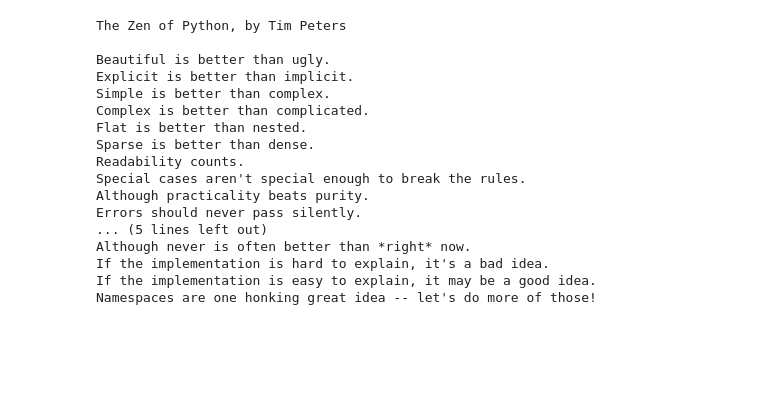
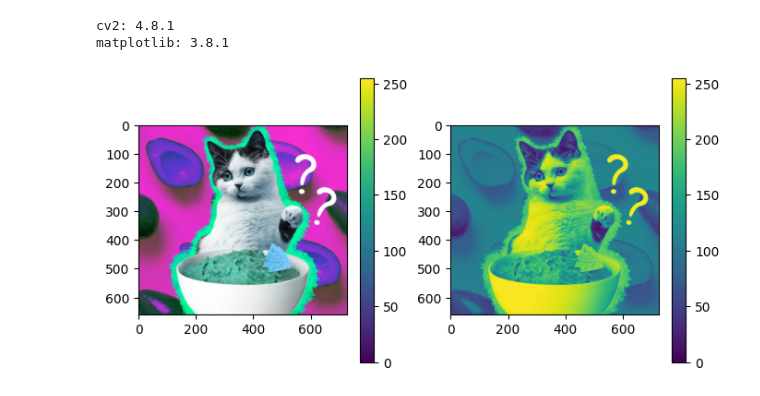
Before and after one commit to mxochicale/code, a Jupyter notebook: codespaces/demo.ipynb, the cells around one changed output. Cells and saved outputs as stored; diff of their text form; code cells hidden in the pictures; blank space fills up the shorter version.

Commit message:
matplotlib, fig to run demo.ipynb #49

```diff
--- a/codespaces/demo.ipynb
+++ b/codespaces/demo.ipynb
@@ -1,25 +1,29 @@
-# %%
-import cv2
-print(cv2.__version__)
-
-# source_image = cv2.imread('shibayan.png')
-# gray_image = cv2.cvtColor(source_image, cv2.COLOR_BGR2GRAY)
-# cv2.imwrite('output.png', gray_image)
-# %% [output]
-The Zen of Python, by Tim Peters
-
-Beautiful is better than ugly.
-Explicit is better than implicit.
-Simple is better than complex.
-Complex is better than complicated.
-Flat is better than nested.
-Sparse is better than dense.
-Readability counts.
-Special cases aren't special enough to break the rules.
-Although practicality beats purity.
-Errors should never pass silently.
-... (5 lines left out)
-Although never is often better than *right* now.
-If the implementation is hard to explain, it's a bad idea.
-If the implementation is easy to explain, it may be a good idea.
-Namespaces are one honking great idea -- let's do more of those!
+# %%
+# https://blog.shibayan.jp/entry/20220309/1646754054
+# https://www.thedodo.com/dodowell/can-cats-eat-avocados
+import cv2
+import matplotlib
+import matplotlib.pyplot as plt
+
+print(f'cv2: {cv2.__version__}')
+print(f'matplotlib: {matplotlib.__version__}')
+# %% [output]
+cv2: 4.8.1
+matplotlib: 3.8.1
+# %%
+source_image = cv2.imread('can-cats-eat-avocado-as-a-snack.png')
+gray_image = cv2.cvtColor(source_image, cv2.COLOR_BGR2GRAY)
+
+plt.figure(figsize = (8,4))
+plt.subplot(1,2,1)
+plt.imshow(source_image)
+# plt.title('my picture')
+plt.colorbar()
+
+plt.subplot(1,2,2)
+plt.imshow(gray_image)
+# plt.title('my picture')
+plt.colorbar()
+plt.show()
+# %% [output]
+[figure, added]
```
Also changed, not shown: 3 other files.
